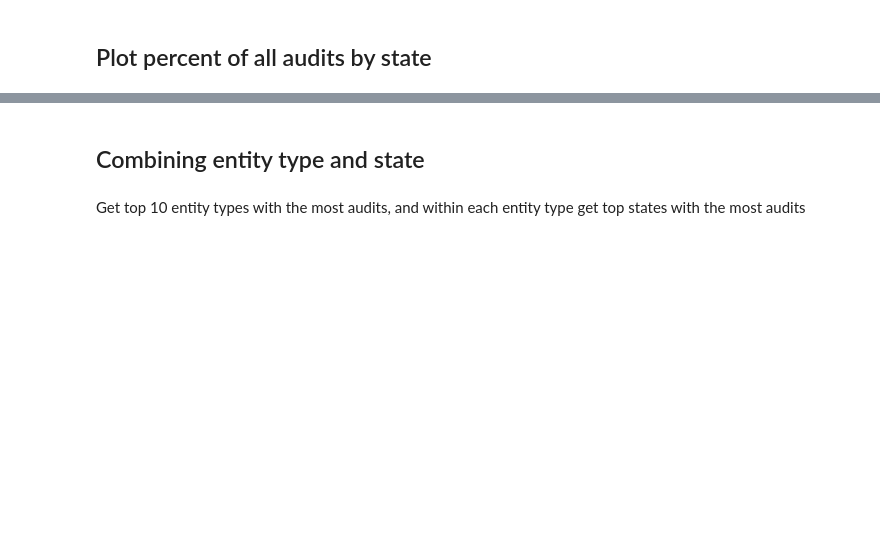
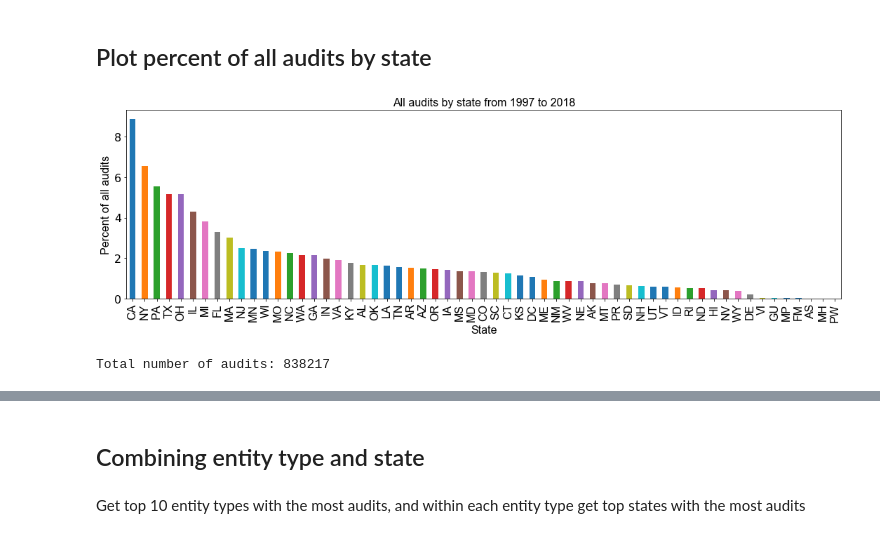
Before and after one commit to ihwang/fac, a Jupyter notebook: general_trends.ipynb, the cells around one changed output, grey strips where cells are left out. Saved outputs shown, nothing was run; the diff lists cells and outputs as text; code cells hidden in the pictures; blank space fills up the shorter version.

```diff
--- a/general_trends.ipynb
+++ b/general_trends.ipynb
@@ -75,15 +170,18 @@ Total number of audits: 838217
 ## Plot percent of all audits by state
 # %%
 fig, axes = plt.subplots(figsize=(15, 5))
-entity_groups = df_general.groupby('STATE').size().sort_values(ascending=False) / len(df_general) * 100
-percent_audits_plot = entity_groups.plot(kind='bar', fontsize=16)
+series_entity_groups = df_general.groupby('STATE').size().sort_values(ascending=False) / len(df_general) * 100
+percent_audits_plot = series_entity_groups.plot(kind='bar', fontsize=16)
 percent_audits_plot.set_xlabel('State', fontsize=16, fontname='Arial')
-percent_audits_plot.set_xticklabels(labels=entity_groups.index, fontsize=16, fontname='Arial')
+percent_audits_plot.set_xticklabels(labels=series_entity_groups.index, fontsize=16, fontname='Arial')
 percent_audits_plot.set_ylabel('Percent of all audits', fontsize=16, fontname='Arial')
 percent_audits_plot.set_title(
     'All audits by state from %s to %s' %(min(df_general['AUDITYEAR']), max(df_general['AUDITYEAR'])),
     fontsize=16, fontname='Arial'
 )
 plt.tight_layout()
 plt.show()
 print('Total number of audits:', len(df_general))
+# %% [output]
+[figure, added]
+Total number of audits: 838217
```
Also changed, not shown: parts of 26 cells of this notebook.
